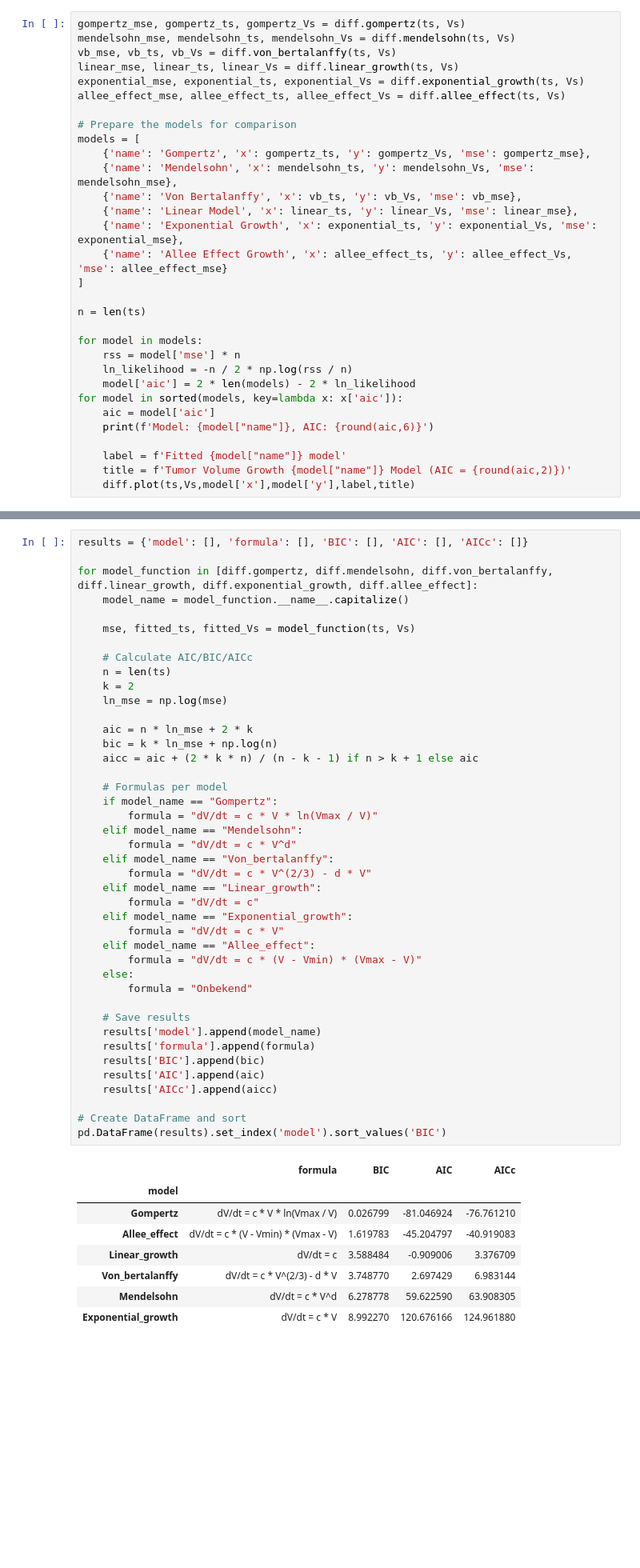
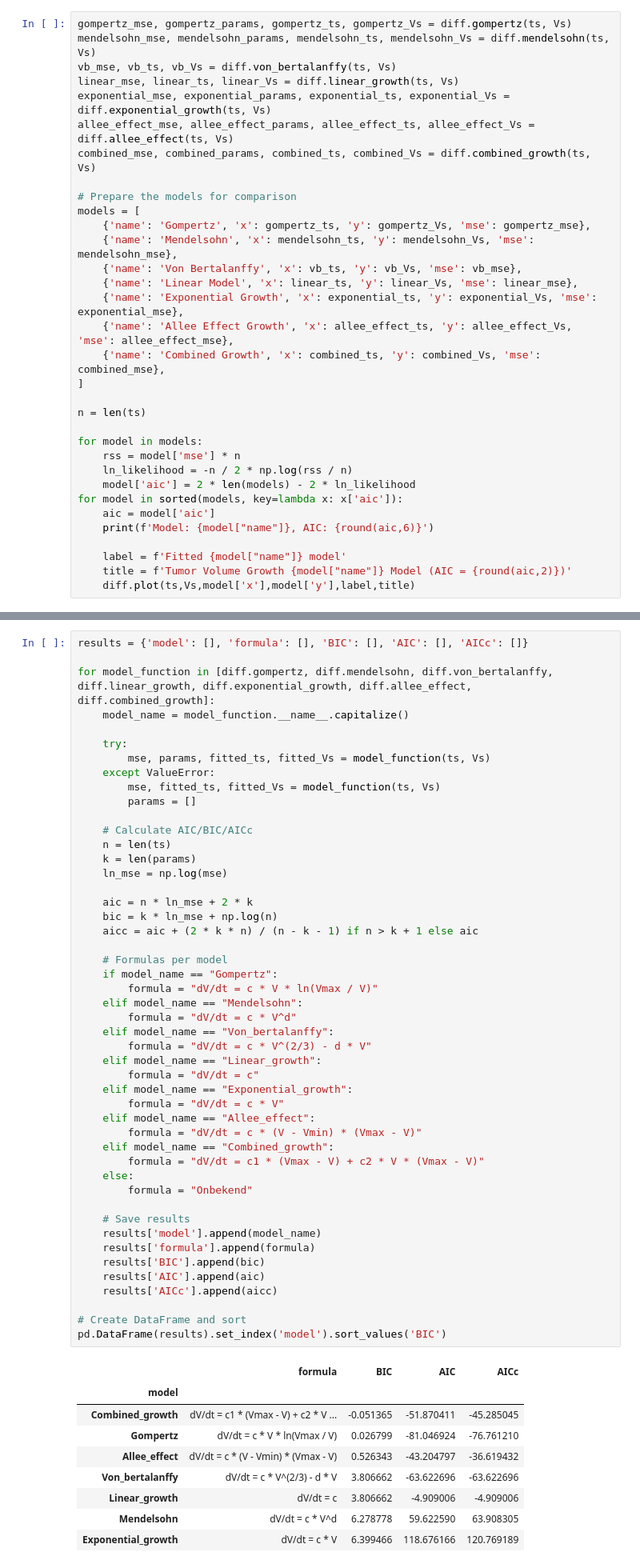
Before and after one commit to BramHanze/Modelering, a Jupyter notebook: runner.ipynb, the cells around one changed output, grey strips where cells are left out. Shown at 80% size. Saved outputs shown, nothing was run; the diff lists cells and outputs as text; blank space fills up the shorter version.

```diff
--- a/runner.ipynb
+++ b/runner.ipynb
@@ -19,12 +19,13 @@ def load_data_from_csv(filename):
 filename = input("Enter the CSV file name (e.g., 'data.csv'): ")
 ts, Vs = load_data_from_csv(filename)
 # %%
-gompertz_mse, gompertz_ts, gompertz_Vs = diff.gompertz(ts, Vs)
-mendelsohn_mse, mendelsohn_ts, mendelsohn_Vs = diff.mendelsohn(ts, Vs)
+gompertz_mse, gompertz_params, gompertz_ts, gompertz_Vs = diff.gompertz(ts, Vs)
+mendelsohn_mse, mendelsohn_params, mendelsohn_ts, mendelsohn_Vs = diff.mendelsohn(ts, Vs)
 vb_mse, vb_ts, vb_Vs = diff.von_bertalanffy(ts, Vs)
 linear_mse, linear_ts, linear_Vs = diff.linear_growth(ts, Vs)
-exponential_mse, exponential_ts, exponential_Vs = diff.exponential_growth(ts, Vs)
-allee_effect_mse, allee_effect_ts, allee_effect_Vs = diff.allee_effect(ts, Vs)
+exponential_mse, exponential_params, exponential_ts, exponential_Vs = diff.exponential_growth(ts, Vs)
+allee_effect_mse, allee_effect_params, allee_effect_ts, allee_effect_Vs = diff.allee_effect(ts, Vs)
+combined_mse, combined_params, combined_ts, combined_Vs = diff.combined_growth(ts, Vs)
 
 # Prepare the models for comparison
 models = [
@@ -33,7 +34,8 @@ models = [
     {'name': 'Von Bertalanffy', 'x': vb_ts, 'y': vb_Vs, 'mse': vb_mse},
     {'name': 'Linear Model', 'x': linear_ts, 'y': linear_Vs, 'mse': linear_mse},
     {'name': 'Exponential Growth', 'x': exponential_ts, 'y': exponential_Vs, 'mse': exponential_mse},
-    {'name': 'Allee Effect Growth', 'x': allee_effect_ts, 'y': allee_effect_Vs, 'mse': allee_effect_mse}
+    {'name': 'Allee Effect Growth', 'x': allee_effect_ts, 'y': allee_effect_Vs, 'mse': allee_effect_mse},
+    {'name': 'Combined Growth', 'x': combined_ts, 'y': combined_Vs, 'mse': combined_mse},
 ]
 
 n = len(ts)
@@ -65,14 +69,18 @@ Model: Exponential Growth, AIC: 128.676166
 # %%
 results = {'model': [], 'formula': [], 'BIC': [], 'AIC': [], 'AICc': []}
 
-for model_function in [diff.gompertz, diff.mendelsohn, diff.von_bertalanffy, diff.linear_growth, diff.exponential_growth, diff.allee_effect]:
+for model_function in [diff.gompertz, diff.mendelsohn, diff.von_bertalanffy, diff.linear_growth, diff.exponential_growth, diff.allee_effect, diff.combined_growth]:
     model_name = model_function.__name__.capitalize()
 
-    mse, fitted_ts, fitted_Vs = model_function(ts, Vs)
+    try:
+        mse, params, fitted_ts, fitted_Vs = model_function(ts, Vs)
+    except ValueError:
+        mse, fitted_ts, fitted_Vs = model_function(ts, Vs)
+        params = []
 
     # Calculate AIC/BIC/AICc
     n = len(ts)
-    k = 2
+    k = len(params)
     ln_mse = np.log(mse)
 
     aic = n * ln_mse + 2 * k
@@ -80,36 +88,39 @@ for model_function in [diff.gompertz, diff.mendelsohn, diff.von_bertalanffy, dif
     aicc = aic + (2 * k * n) / (n - k - 1) if n > k + 1 else aic
 
     # Formulas per model
     if model_name == "Gompertz":
         formula = "dV/dt = c * V * ln(Vmax / V)"
     elif model_name == "Mendelsohn":
         formula = "dV/dt = c * V^d"
     elif model_name == "Von_bertalanffy":
         formula = "dV/dt = c * V^(2/3) - d * V"
     elif model_name == "Linear_growth":
         formula = "dV/dt = c"
     elif model_name == "Exponential_growth":
         formula = "dV/dt = c * V"
     elif model_name == "Allee_effect":
         formula = "dV/dt = c * (V - Vmin) * (Vmax - V)"
+    elif model_name == "Combined_growth":
+        formula = "dV/dt = c1 * (Vmax - V) + c2 * V * (Vmax - V)"
     else:
         formula = "Onbekend"
 
     # Save results
     results['model'].append(model_name)
     results['formula'].append(formula)
     results['BIC'].append(bic)
     results['AIC'].append(aic)
     results['AICc'].append(aicc)
 
 # Create DataFrame and sort
 pd.DataFrame(results).set_index('model').sort_values('BIC')
 # %% [output]
 |  | formula | BIC | AIC | AICc |
 | model |  |  |  |  |
+| Combined_growth | dV/dt = c1 * (Vmax - V) + c2 * V ... | -0.051365 | -51.870411 | -45.285045 |
 | Gompertz | dV/dt = c * V * ln(Vmax / V) | 0.026799 | -81.046924 | -76.761210 |
-| Allee_effect | dV/dt = c * (V - Vmin) * (Vmax - V) | 1.619783 | -45.204797 | -40.919083 |
-| Linear_growth | dV/dt = c | 3.588484 | -0.909006 | 3.376709 |
-| Von_bertalanffy | dV/dt = c * V^(2/3) - d * V | 3.748770 | 2.697429 | 6.983144 |
+| Allee_effect | dV/dt = c * (V - Vmin) * (Vmax - V) | 0.526343 | -43.204797 | -36.619432 |
+| Von_bertalanffy | dV/dt = c * V^(2/3) - d * V | 3.806662 | -63.622696 | -63.622696 |
+| Linear_growth | dV/dt = c | 3.806662 | -4.909006 | -4.909006 |
 | Mendelsohn | dV/dt = c * V^d | 6.278778 | 59.622590 | 63.908305 |
-| Exponential_growth | dV/dt = c * V | 8.992270 | 120.676166 | 124.961880 |
+| Exponential_growth | dV/dt = c * V | 6.399466 | 118.676166 | 120.769189 |
```
Also changed, not shown: parts of 1 cell of this notebook, 1 other file.
